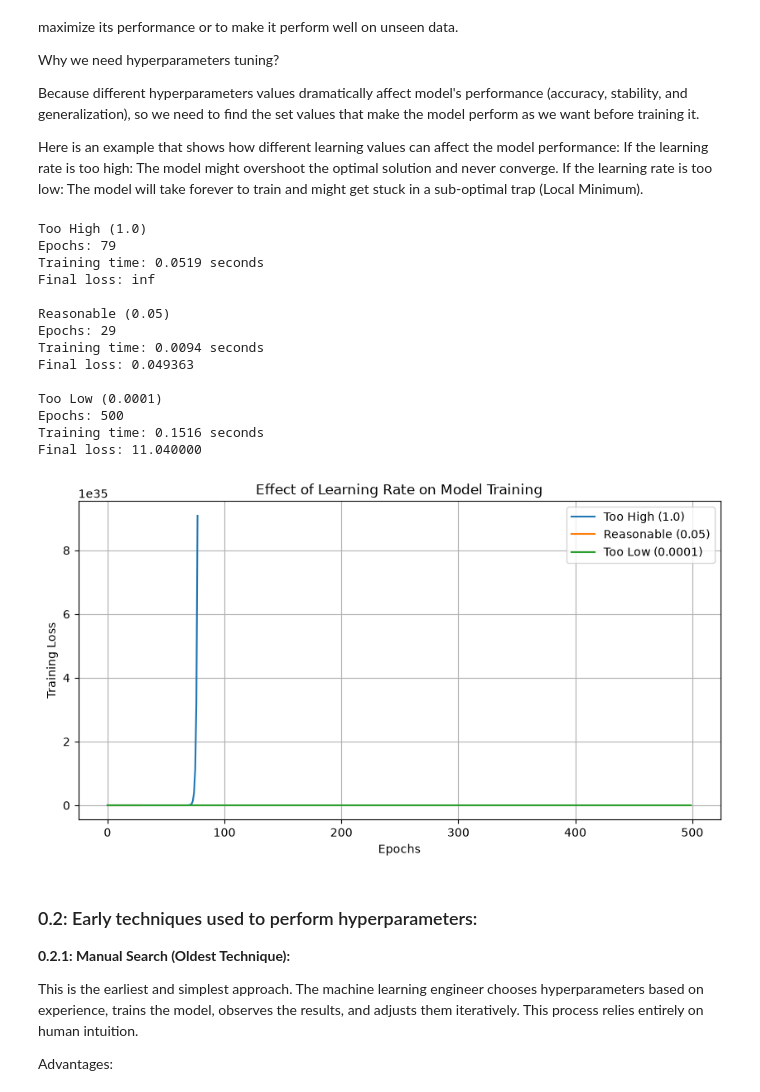
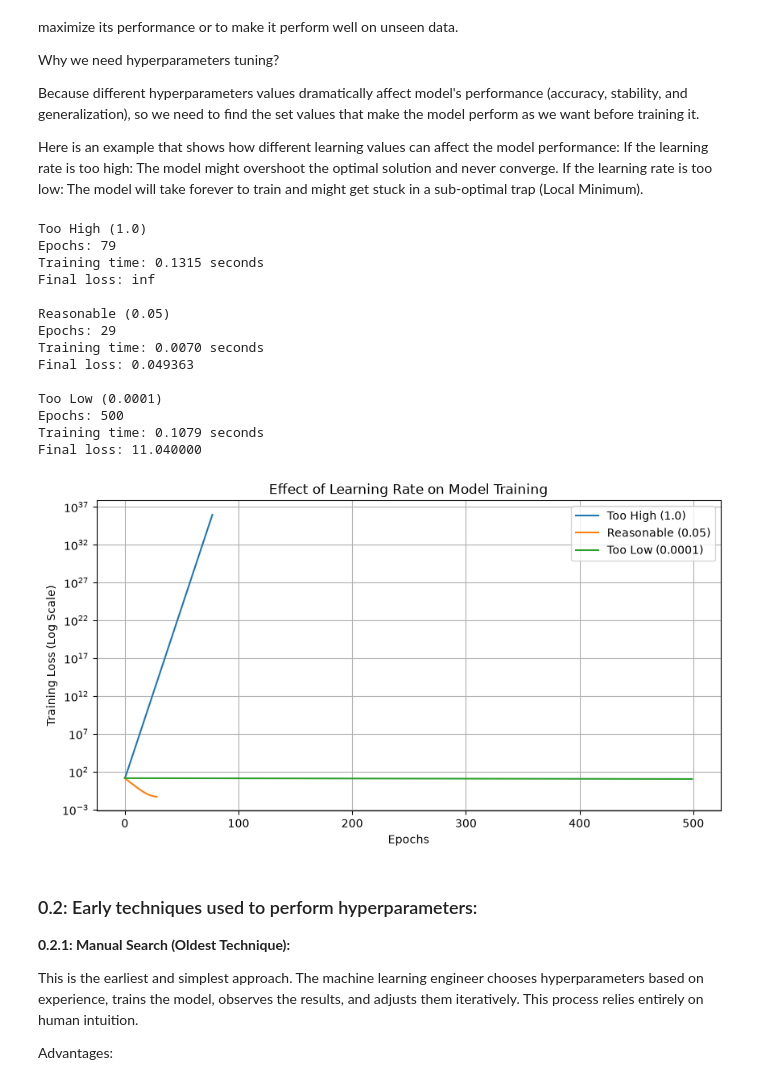
Before and after one commit to EitharIsmail/Optuna_Hyperparameter_Optimization_Framework, a Jupyter notebook: optuna.ipynb, the cells around one changed output. Drawn from its saved outputs; the diff is of its cells as text; code cells hidden in the pictures.

```diff
--- a/optuna.ipynb
+++ b/optuna.ipynb
@@ -107,39 +109,49 @@ for name, lr in learning_rates.items():
         "final_loss": losses[-1]
     }
 
     print(f"\n{name}")
     print(f"Epochs: {len(losses)}")
     print(f"Training time: {elapsed_time:.4f} seconds")
     print(f"Final loss: {losses[-1]:.6f}")
 
 # 4. Visualize the learning curves
 plt.figure(figsize=(10, 5))
 
 for name, result in results.items():
-    plt.plot(result["losses"], label=name)
+
+    # Keep only finite loss values
+    valid_losses = [
+        loss for loss in result["losses"]
+        if torch.isfinite(torch.tensor(loss))
+    ]
+
+    plt.plot(valid_losses, label=name)
+
+plt.yscale("log")
 
 plt.xlabel("Epochs")
-plt.ylabel("Training Loss")
+plt.ylabel("Training Loss (Log Scale)")
 plt.title("Effect of Learning Rate on Model Training")
+
 plt.legend()
 plt.grid(True)
 plt.show()
 # %% [output]
 Too High (1.0)
 Epochs: 79
-Training time: 0.0519 seconds
+Training time: 0.1315 seconds
 Final loss: inf
 
 Reasonable (0.05)
 Epochs: 29
-Training time: 0.0094 seconds
+Training time: 0.0070 seconds
 Final loss: 0.049363
 
 Too Low (0.0001)
 Epochs: 500
-Training time: 0.1516 seconds
+Training time: 0.1079 seconds
 Final loss: 11.040000
-[figure, old version]
+[figure, new version]
 # %% [markdown]
 ### 0.2: Early techniques used to perform hyperparameters:
 
```
Also changed, not shown: parts of 9 cells of this notebook, 3 other files.
